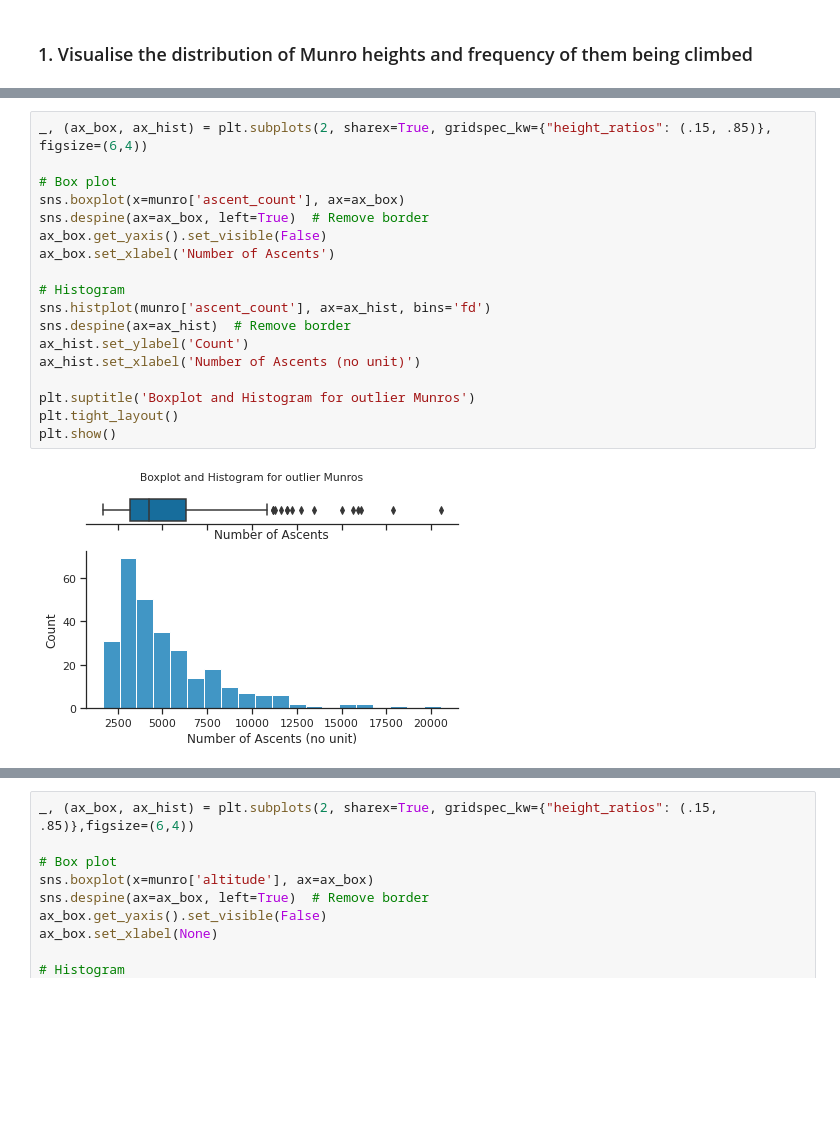
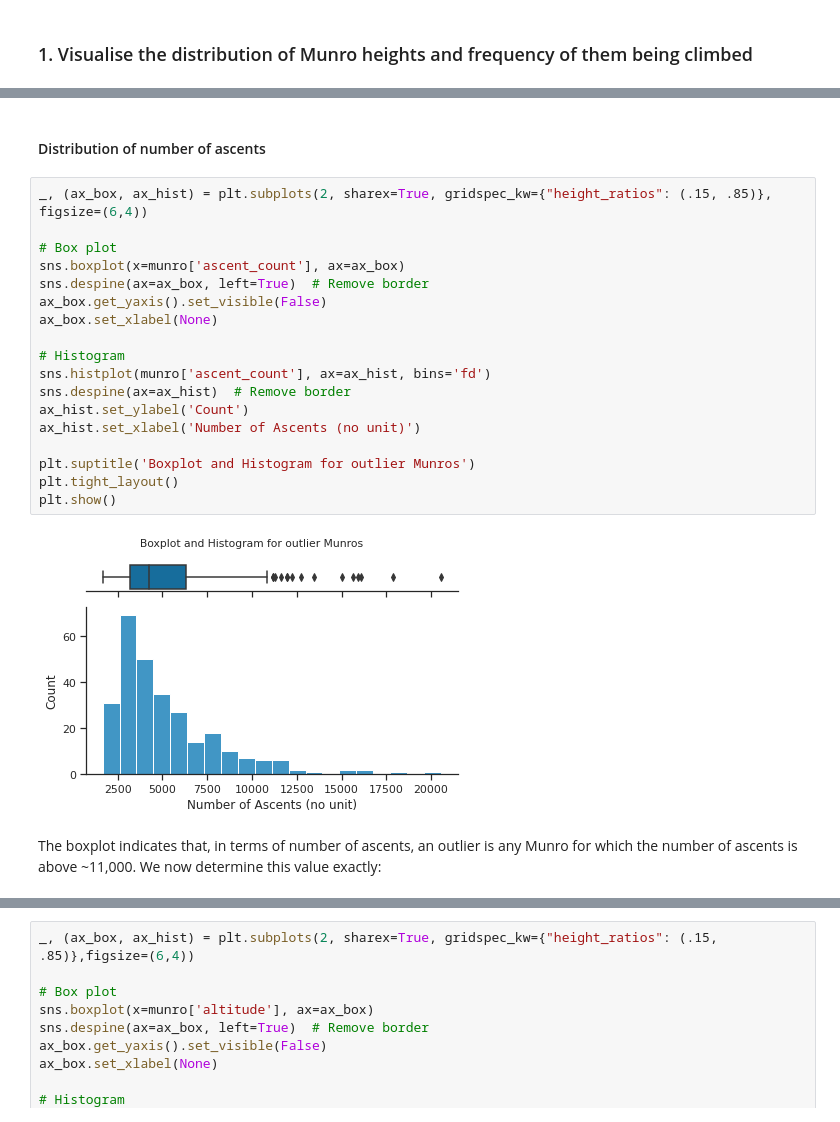
Before and after one commit to filipbalucha/FDS_final_project, a Jupyter notebook: PCA.ipynb, the cells around one changed output, grey strips where cells are left out. Drawn from its saved outputs; the diff is of its cells as text; blank space fills up the shorter version.

Commit message:
Update basic linear model; Clean up charts and clarify write-up

```diff
--- a/PCA.ipynb
+++ b/PCA.ipynb
@@ -50,20 +34,24 @@ plt.show()
+# %% [markdown]
+#### Distribution of number of ascents
 # %%
 _, (ax_box, ax_hist) = plt.subplots(2, sharex=True, gridspec_kw={"height_ratios": (.15, .85)}, figsize=(6,4))
 
 # Box plot
 sns.boxplot(x=munro['ascent_count'], ax=ax_box)
 sns.despine(ax=ax_box, left=True)  # Remove border
 ax_box.get_yaxis().set_visible(False)
-ax_box.set_xlabel('Number of Ascents')
+ax_box.set_xlabel(None)
 
 # Histogram
 sns.histplot(munro['ascent_count'], ax=ax_hist, bins='fd')
 sns.despine(ax=ax_hist)  # Remove border
 ax_hist.set_ylabel('Count')
 ax_hist.set_xlabel('Number of Ascents (no unit)')
 
 plt.suptitle('Boxplot and Histogram for outlier Munros')
 plt.tight_layout()
 plt.show()
 # %% [output]
-[figure, old version]
+[figure, new version]
+# %% [markdown]
+The boxplot indicates that, in terms of number of ascents, an outlier is any Munro for which the number of ascents is above ~11,000. We now determine this value exactly:
```
Also changed, not shown: parts of 54 cells of this notebook, 3 other files.
